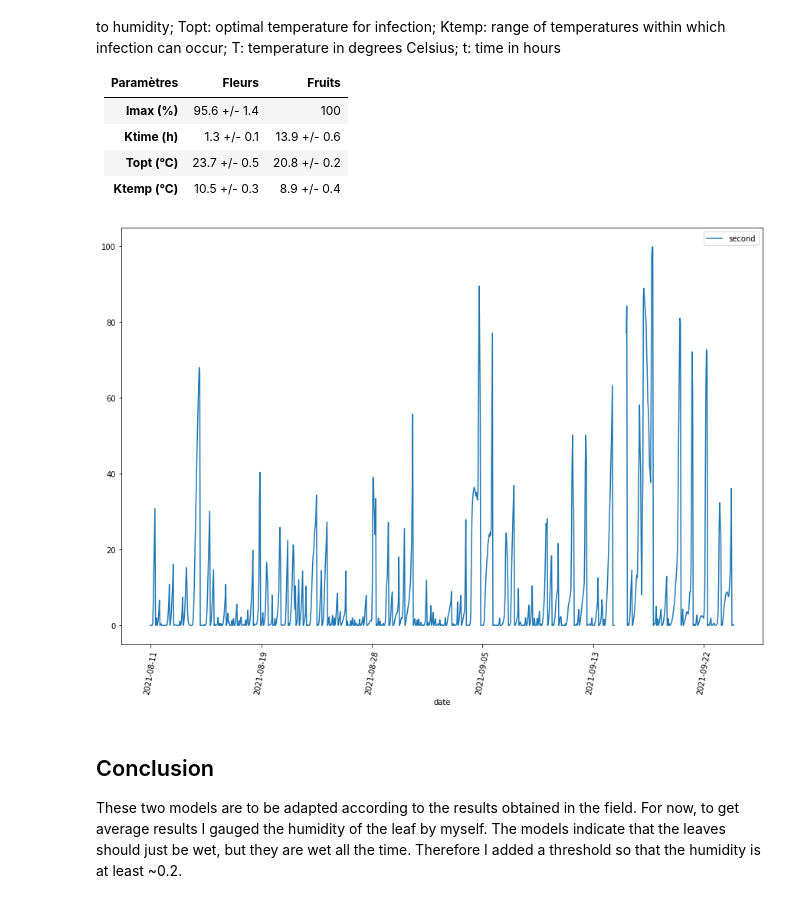
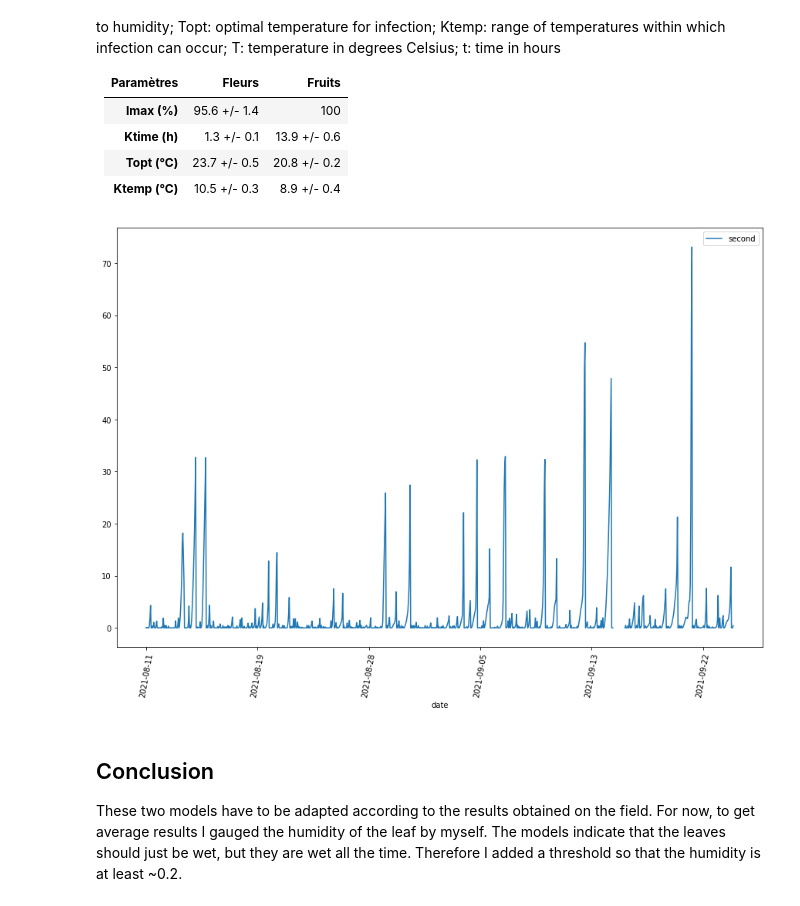
Before and after one commit to 3rtex/disease_models, a Jupyter notebook: hemp/botrytis.ipynb, the cells around one changed output. Drawn from its saved outputs; the diff is of its cells as text; code cells hidden in the pictures.

Commit message:
comments the models and add some explanation

```diff
--- a/hemp/botrytis.ipynb
+++ b/hemp/botrytis.ipynb
@@ -97,34 +103,38 @@ Imax: the maximum proportion of infection; Ktime: time to reach 63% of Imax at T
 # %%
 def second_model():
     df['second'] = 0.0  # add a column for our results
 
-    IMAX = 100
-    KTIME = 13.9 # ???
-    TOPT = 20.8
-    KTEMP = 8.9
+    IMAX = 95.6
+    KTIME = 13.9 # model doesn't work with 1.3 as mentionned in the Fleurs column so we took Fruits value
+    TOPT = 23.7
+    KTEMP = 10.5
 
     consecutive_leaf_moisture = 0
 
     for i, row in df.iterrows():
 
-        if row.leafsensor_moisture < 0.15 and row.airsensor_moisture < 90:
+        # Check it's humid enough for consecutive humidity
+        if row.leafsensor_moisture < 0.2 and row.airsensor_moisture < 90:
             consecutive_leaf_moisture = 0
         else:
             consecutive_leaf_moisture += 1
 
+        # Equation of second model
         Q = np.exp(-pow((row.airsensor_temperature - TOPT)/KTEMP, 2))
         df.at[i, 'second'] = IMAX * (1 - np.exp(-pow(Q*consecutive_leaf_moisture/KTIME, 2)))
 
 
-second_model()
+second_model() # Compute second model
+
+# Display results
 second_model = df.plot(x="date", y="second", rot=80)
 _ = second_model.set_xticklabels(xdate)
 # %% [output]
-[figure, old version]
+[figure, new version]
 # %% [markdown]
 ## Conclusion
 
-These two models are to be adapted according to the results obtained in the field. For now, to get average results I gauged the humidity of the leaf by myself. The models indicate that the leaves should just be wet, but they are wet all the time. Therefore I added a threshold so that the humidity is at least ~0.2.
+These two models have to be adapted according to the results obtained on the field. For now, to get average results I gauged the humidity of the leaf by myself. The models indicate that the leaves should just be wet, but they are wet all the time. Therefore I added a threshold so that the humidity is at least ~0.2.
 # %%
 df.to_csv('res.csv')
 
```
Also changed, not shown: parts of 2 cells of this notebook, 2 other files.
